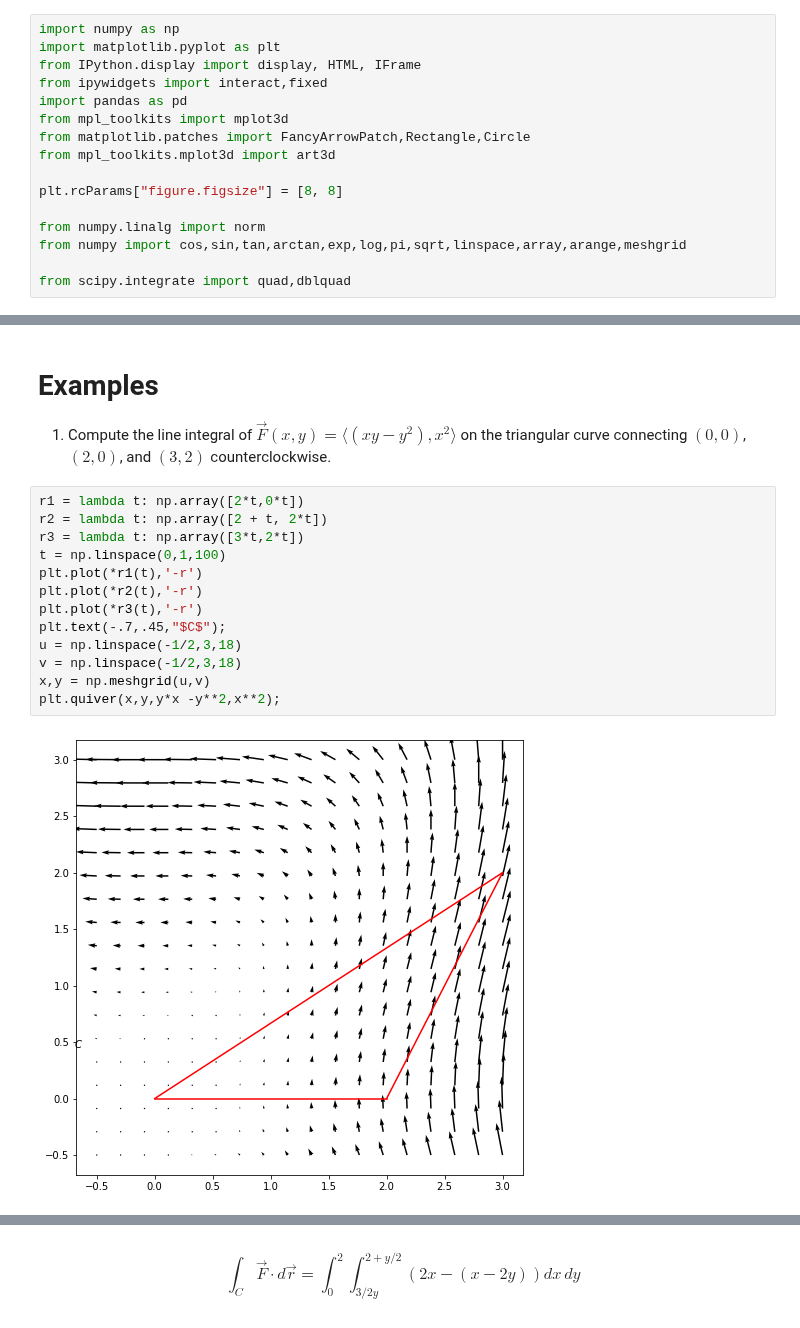
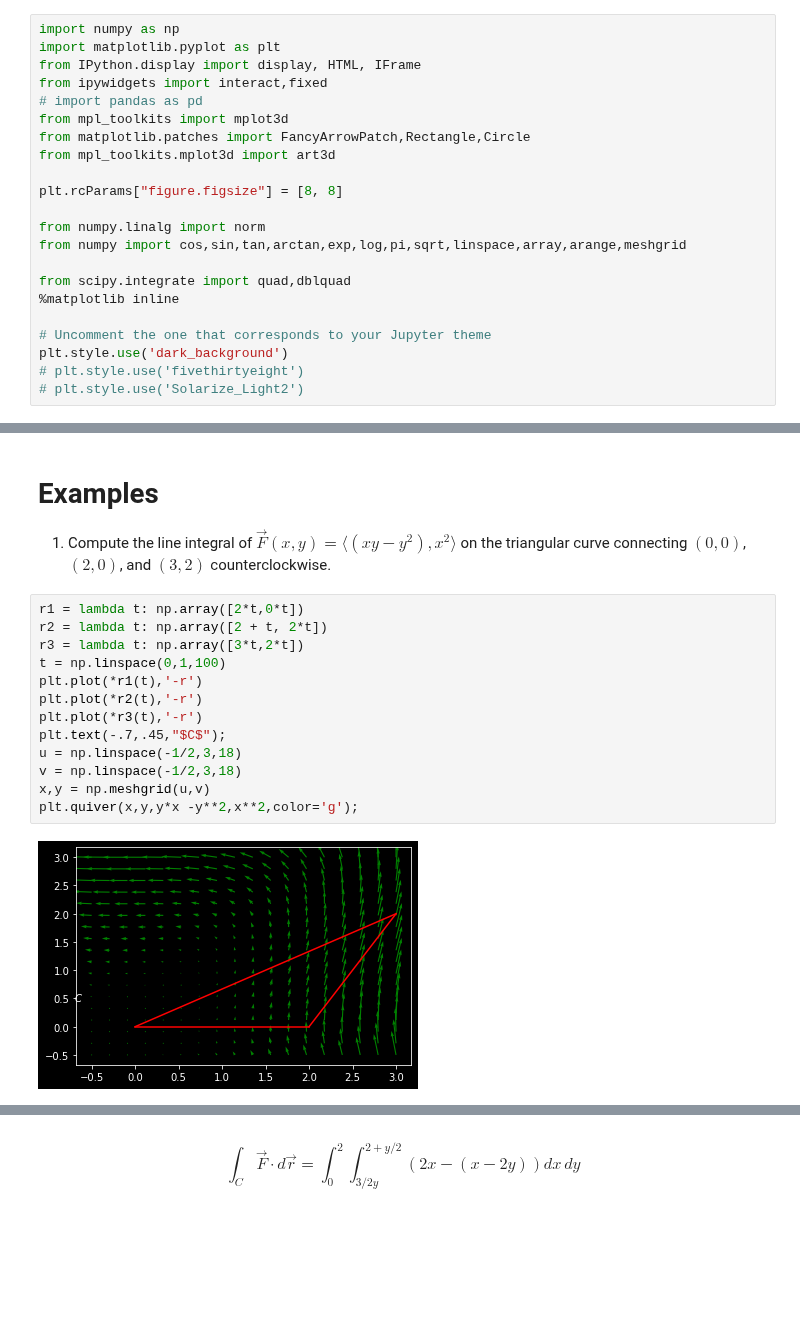
Before and after one commit to drewyoungren/mvc, a Jupyter notebook: lec/mvc-L20.ipynb, the cells around one changed output, grey strips where cells are left out. Saved outputs shown, nothing was run; the diff lists cells and outputs as text; blank space fills up the shorter version.

```diff
--- a/lec/mvc-L20.ipynb
+++ b/lec/mvc-L20.ipynb
@@ -3,7 +3,7 @@ import numpy as np
 import matplotlib.pyplot as plt
 from IPython.display import display, HTML, IFrame
 from ipywidgets import interact,fixed
-import pandas as pd
+# import pandas as pd
 from mpl_toolkits import mplot3d
 from matplotlib.patches import FancyArrowPatch,Rectangle,Circle
 from mpl_toolkits.mplot3d import art3d
@@ -14,6 +14,12 @@ from numpy.linalg import norm
 from numpy import cos,sin,tan,arctan,exp,log,pi,sqrt,linspace,array,arange,meshgrid
 
 from scipy.integrate import quad,dblquad
+%matplotlib inline
+
+# Uncomment the one that corresponds to your Jupyter theme
+plt.style.use('dark_background')
+# plt.style.use('fivethirtyeight')
+# plt.style.use('Solarize_Light2')
 # %% [markdown]
 $\newcommand{\RR}{\mathbb{R}}$
 $\newcommand{\bv}[1]{\begin{bmatrix} #1 \end{bmatrix}}$
@@ -143,18 +150,18 @@ plt.plot(xs,ys,'b',lw=3,alpha=1);
 # %%
 r1 = lambda t: np.array([2*t,0*t])
 r2 = lambda t: np.array([2 + t, 2*t])
 r3 = lambda t: np.array([3*t,2*t])
 t = np.linspace(0,1,100)
 plt.plot(*r1(t),'-r')
 plt.plot(*r2(t),'-r')
 plt.plot(*r3(t),'-r')
 plt.text(-.7,.45,"$C$");
 u = np.linspace(-1/2,3,18)
 v = np.linspace(-1/2,3,18)
 x,y = np.meshgrid(u,v)
-plt.quiver(x,y,y*x -y**2,x**2);
+plt.quiver(x,y,y*x -y**2,x**2,color='g');
 # %% [output]
-[figure, old version]
+[figure, new version]
 # %% [markdown]
 <p style="padding-bottom:40%;"> </p>
 # %% [markdown]
```
Also changed, not shown: parts of 7 cells of this notebook.
